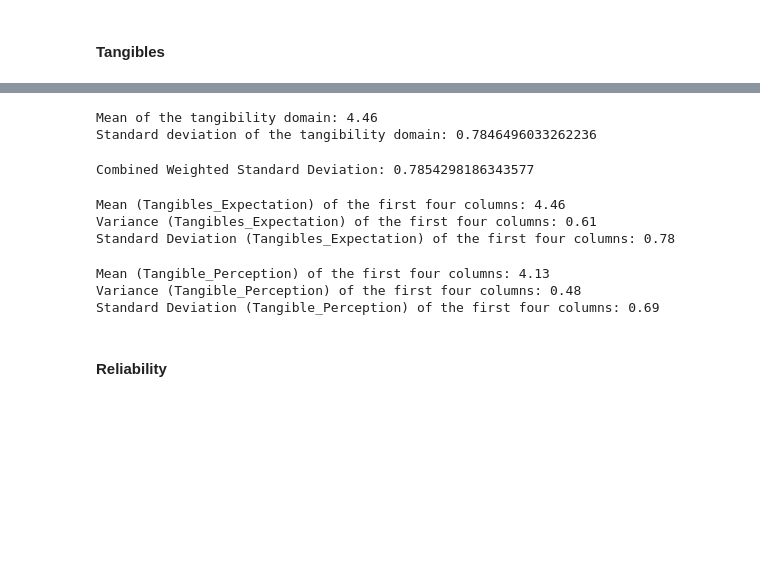
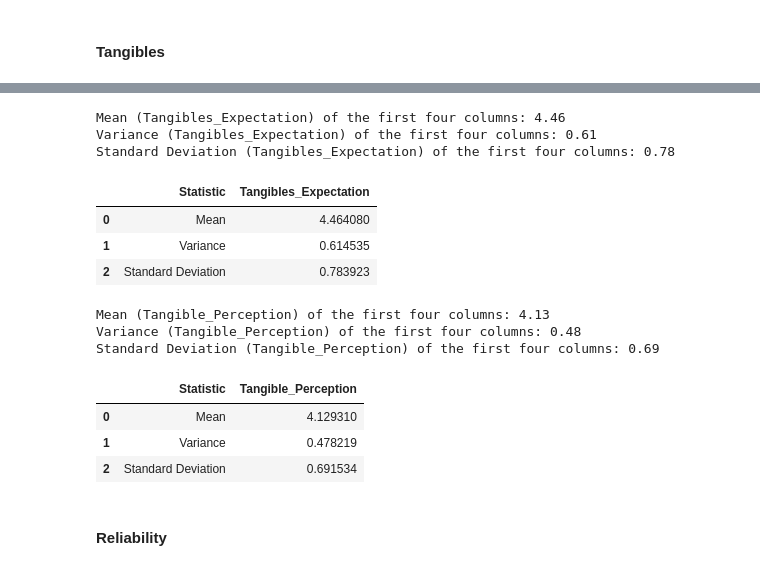
Before and after one commit to Lorraine254/likertScaleAnalysis, a Jupyter notebook: analysis_v1.ipynb, the cells around one changed output, grey strips where cells are left out. Saved outputs shown, nothing was run; the diff lists cells and outputs as text; code cells hidden in the pictures; blank space fills up the shorter version.

```diff
--- a/analysis_v1.ipynb
+++ b/analysis_v1.ipynb
@@ -756,49 +715,3 @@ Combined Standard Deviation: 0.782954283513375
-# %%
-# Mean scores for each question
-mean_scores = [4.45, 4.53, 4.45, 4.41]
-
-# Standard deviation for each question
-std_devs = [0.88, 0.75, 0.73, 0.77]
-
-# Calculate the mean of the tangibility domain
-mean_tangibility = sum(mean_scores) / len(mean_scores)
-
-# Calculate the standard deviation of the tangibility domain
-std_dev_tangibility = math.sqrt(sum(std_dev ** 2 for std_dev in std_devs) / len(std_devs))
-
-print("Mean of the tangibility domain:", mean_tangibility)
-print("Standard deviation of the tangibility domain:", std_dev_tangibility)
-# %% [output]
-Mean of the tangibility domain: 4.46
-Standard deviation of the tangibility domain: 0.7846496033262236
-# %%
-# Data for two groups
-group1 = {'N': 174, 'mean': 4.45, 'variance': 0.77}
-group2 = {'N': 174, 'mean': 4.53, 'variance': 0.56}
-group3 = {'N': 174, 'mean': 4.45, 'variance': 0.54}
-group4 = {'N': 174, 'mean': 4.41, 'variance': 0.59}
-
-# Calculate combined weighted mean
-combined_mean = (group1['N'] * group1['mean'] + group2['N'] * group2['mean'] + group3['N'] * group3['mean'] + group4['N'] * group4['mean']) / (group1['N'] + group2['N']+group3['N'] + group4['N'] )
-
-# Calculate weighted sum of squared differences
-weighted_sum = (
-    group1['N'] * (group1['variance'] + (group1['mean'] - combined_mean)**2) +
-    group2['N'] * (group2['variance'] + (group2['mean'] - combined_mean)**2) +
-    group3['N'] * (group3['variance'] + (group3['mean'] - combined_mean)**2) +
-    group4['N'] * (group4['variance'] + (group4['mean'] - combined_mean)**2)
-
-)
-
-# Calculate combined weighted variance
-combined_variance = weighted_sum / (group1['N'] + group2['N'] + group3['N'] + group4['N'])
-
-# Calculate combined weighted standard deviation
-combined_standard_deviation = np.sqrt(combined_variance)
-
-print(f"Combined Weighted Standard Deviation: {combined_standard_deviation}")
-# %% [output]
-Combined Weighted Standard Deviation: 0.7854298186343577
 # %%
 # expectation - Tangibles
 # Initialize an empty list to store columns
@@ -840,6 +753,20 @@ print("Standard Deviation (Tangibles_Expectation) of the first four columns: {:.
 Mean (Tangibles_Expectation) of the first four columns: 4.46
 Variance (Tangibles_Expectation) of the first four columns: 0.61
 Standard Deviation (Tangibles_Expectation) of the first four columns: 0.78
+# %%
+## Creating  a dataframe of the means and standard deviation
+
+# Create a DataFrame with the results
+results_df1 = pd.DataFrame({
+    'Statistic': ['Mean', 'Variance', 'Standard Deviation'],
+    'Tangibles_Expectation': [mean, variance, standard_deviation]
+})
+results_df1
+# %% [output]
+|  | Statistic | Tangibles_Expectation |
+| 0 | Mean | 4.464080 |
+| 1 | Variance | 0.614535 |
+| 2 | Standard Deviation | 0.783923 |
 # %%
 ## Perception  - Tangible
 
@@ -882,6 +809,20 @@ print("Standard Deviation (Tangible_Perception) of the first four columns: {:.2f
 Mean (Tangible_Perception) of the first four columns: 4.13
 Variance (Tangible_Perception) of the first four columns: 0.48
 Standard Deviation (Tangible_Perception) of the first four columns: 0.69
+# %%
+## Creating  a dataframe of the means and standard deviation
+
+# Create a DataFrame with the results
+results_df2 = pd.DataFrame({
+    'Statistic': ['Mean', 'Variance', 'Standard Deviation'],
+    'Tangible_Perception': [mean, variance, standard_deviation]
+})
+results_df2
+# %% [output]
+|  | Statistic | Tangible_Perception |
+| 0 | Mean | 4.129310 |
+| 1 | Variance | 0.478219 |
+| 2 | Standard Deviation | 0.691534 |
 # %% [markdown]
 #### Reliability
 # %%
```
Also changed, not shown: parts of 21 cells of this notebook.
